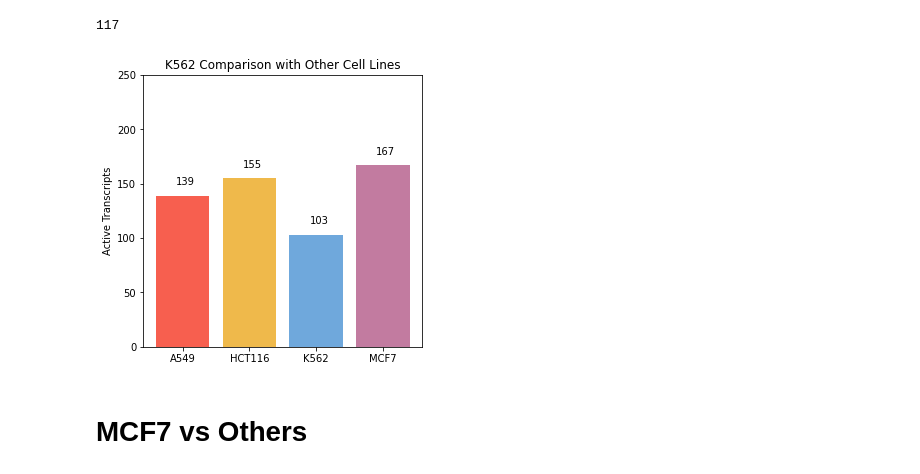
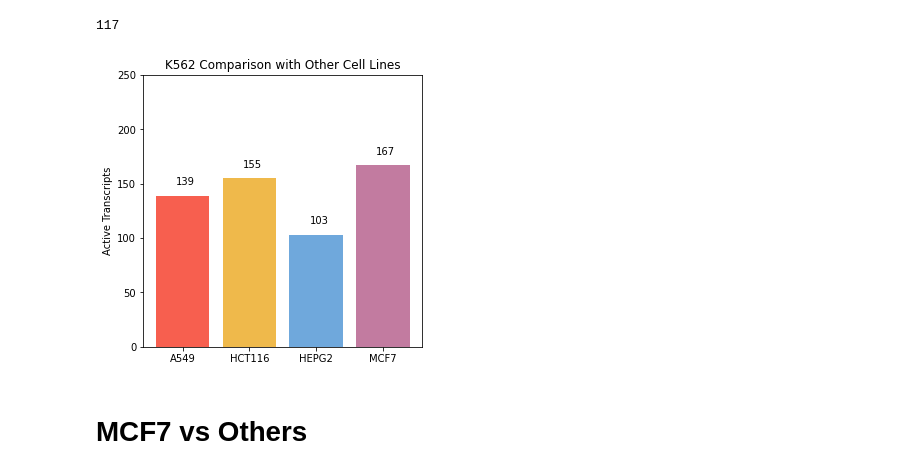
Before and after one commit to claudia-07/DSA4262-ACMXZ, a Jupyter notebook: prediction/all_cell_lines.ipynb, the cells around one changed output. Cells and saved outputs as stored; diff of their text form; code cells hidden in the pictures.

```diff
--- a/prediction/all_cell_lines.ipynb
+++ b/prediction/all_cell_lines.ipynb
@@ -304,26 +304,26 @@ len(K562_with_MCF7_df)
 # %%
 ind_k562 = ["A549", "HCT116", "HEPG2", "MCF7"]
 x_pos = np.arange(4)
 k562_ls = [len(A549_with_K562_cell_df), len(Hct_with_K562_df),
             len(Hep_with_K562_df), len(K562_with_MCF7_df)]
 
 
 colour_scheme = {"A549": "#f75f4f", "HCT116": "#efb94b", "HEPG2": "#6fa8dc", "K562": "#93c47d", "MCF7": "#c27ba0ff"}
 plt.figure(figsize = (5, 5))
 plt.bar(x_pos, hep_ls, color = [colour_scheme["A549"], colour_scheme["HCT116"], colour_scheme["HEPG2"], colour_scheme["MCF7"]])
 
-plt.xticks(x_pos, ind_hep)
+plt.xticks(x_pos, ind_k562)
 plt.ylabel("Active Transcripts")
 plt.ylim([0, 250])
 plt.gca().xaxis.set_tick_params(rotation = 0)
 plt.title("K562 Comparison with Other Cell Lines")
 
 for index, value in enumerate(hep_ls):
     plt.text(index - 0.1, value + 10, str(value))
 
 plt.show()
 # %% [output]
-[figure, old version]
+[figure, new version]
 # %% [markdown]
 # MCF7 vs Others
 # %%
```
